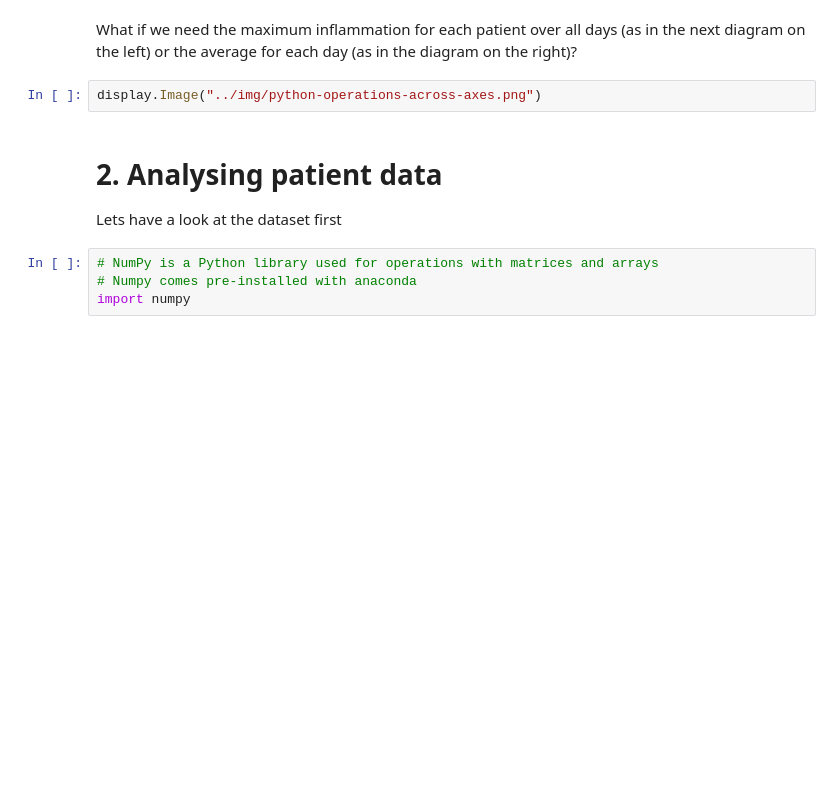
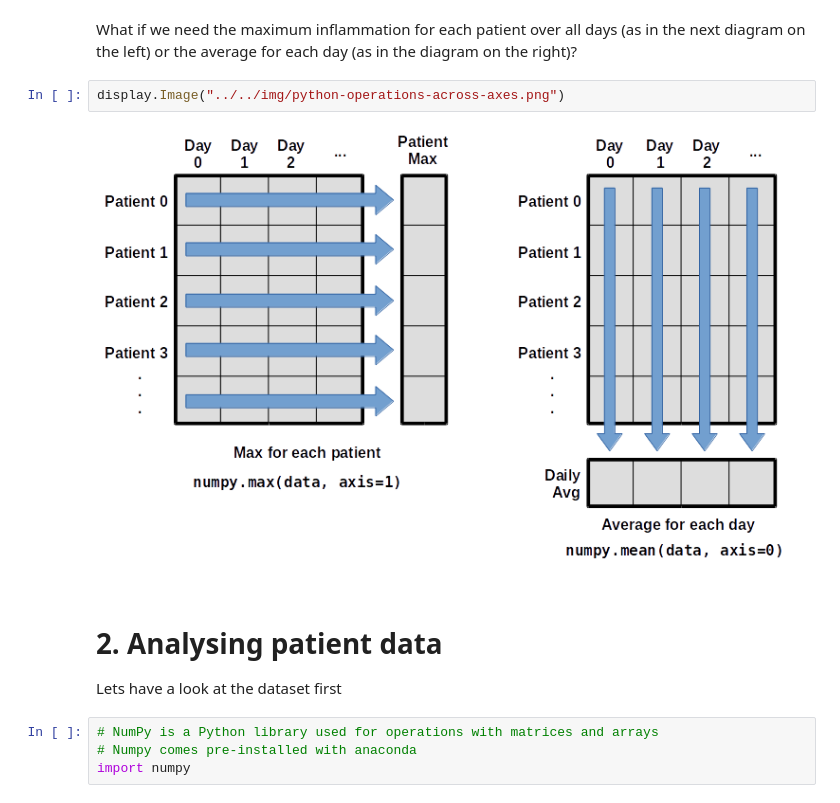
Before and after one commit to jurra/software_carpentries, a Jupyter notebook: day_1/for_helpers/lecture.ipynb, the cells around one changed output. Saved outputs shown, nothing was run; the diff lists cells and outputs as text; blank space fills up the shorter version.

```diff
--- a/day_1/for_helpers/lecture.ipynb
+++ b/day_1/for_helpers/lecture.ipynb
@@ -352,7 +352,9 @@ display.Image("../img/lesson-overview.png")
 # %% [markdown]
 What if we need the maximum inflammation for each patient over all days (as in the next diagram on the left) or the average for each day (as in the diagram on the right)?
 # %%
-display.Image("../img/python-operations-across-axes.png")
+display.Image("../../img/python-operations-across-axes.png")
+# %% [output]
+[figure, added]
 # %% [markdown]
 # 2. Analysing patient data
 Lets have a look at the dataset first
```
Also changed, not shown: parts of 40 cells of this notebook, 5 other files.
